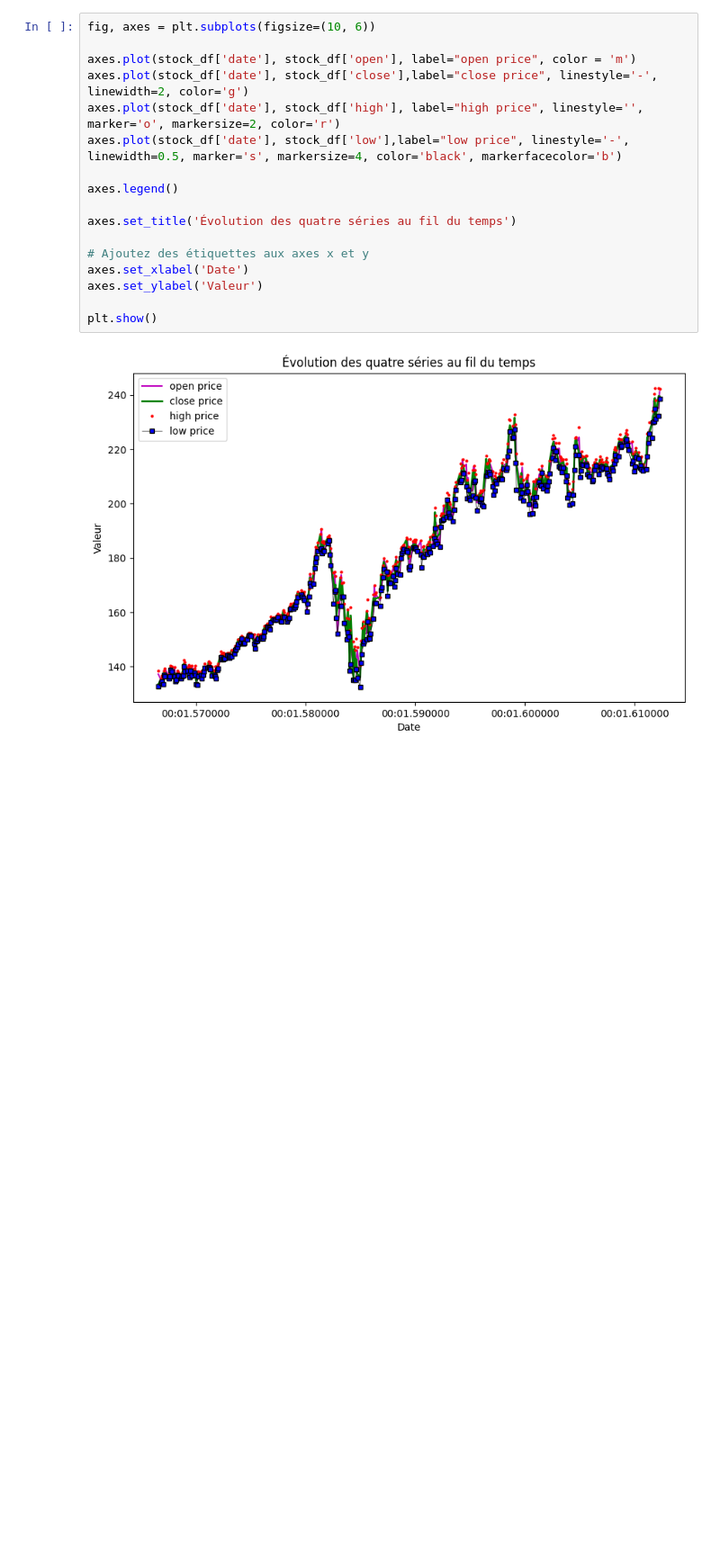
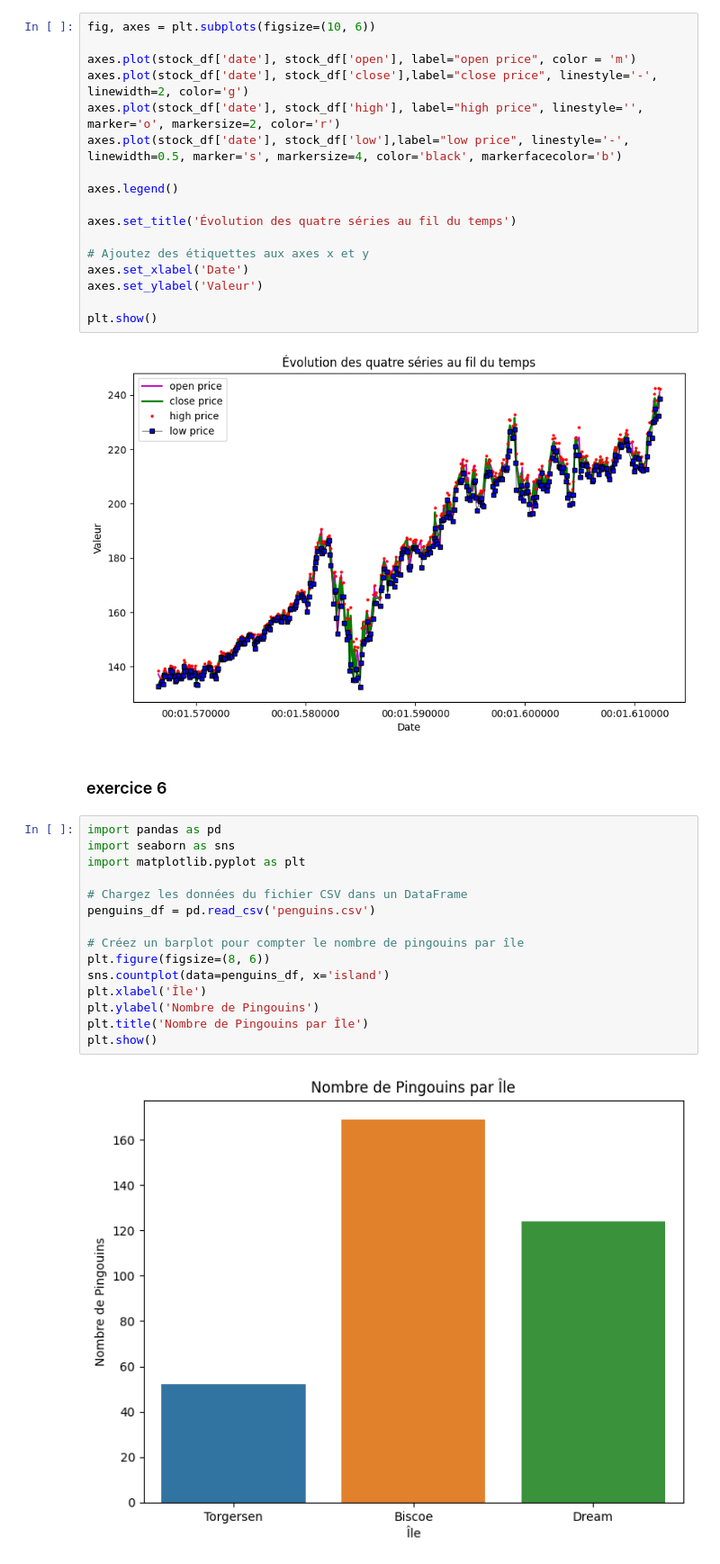
Before and after one commit to Jadesaadouni/Piscine-2024-5, a Jupyter notebook: day05.ipynb, the cells around one changed output. Shown at 90% size. Drawn from its saved outputs; the diff is of its cells as text; blank space fills up the shorter version.

Commit message:
début de l'exercice 6 commencer

```diff
--- a/day05.ipynb
+++ b/day05.ipynb
@@ -382,3 +382,22 @@ axes.set_ylabel('Valeur')
 plt.show()
 # %% [output]
 [figure]
+# %% [markdown]
+### exercice 6
+# %%
+import pandas as pd
+import seaborn as sns
+import matplotlib.pyplot as plt
+
+# Chargez les données du fichier CSV dans un DataFrame
+penguins_df = pd.read_csv('penguins.csv')
+
+# Créez un barplot pour compter le nombre de pingouins par île
+plt.figure(figsize=(8, 6))
+sns.countplot(data=penguins_df, x='island')
+plt.xlabel('Île')
+plt.ylabel('Nombre de Pingouins')
+plt.title('Nombre de Pingouins par Île')
+plt.show()
+# %% [output]
+[figure, added]
```
Also changed, not shown: parts of 3 cells of this notebook.
